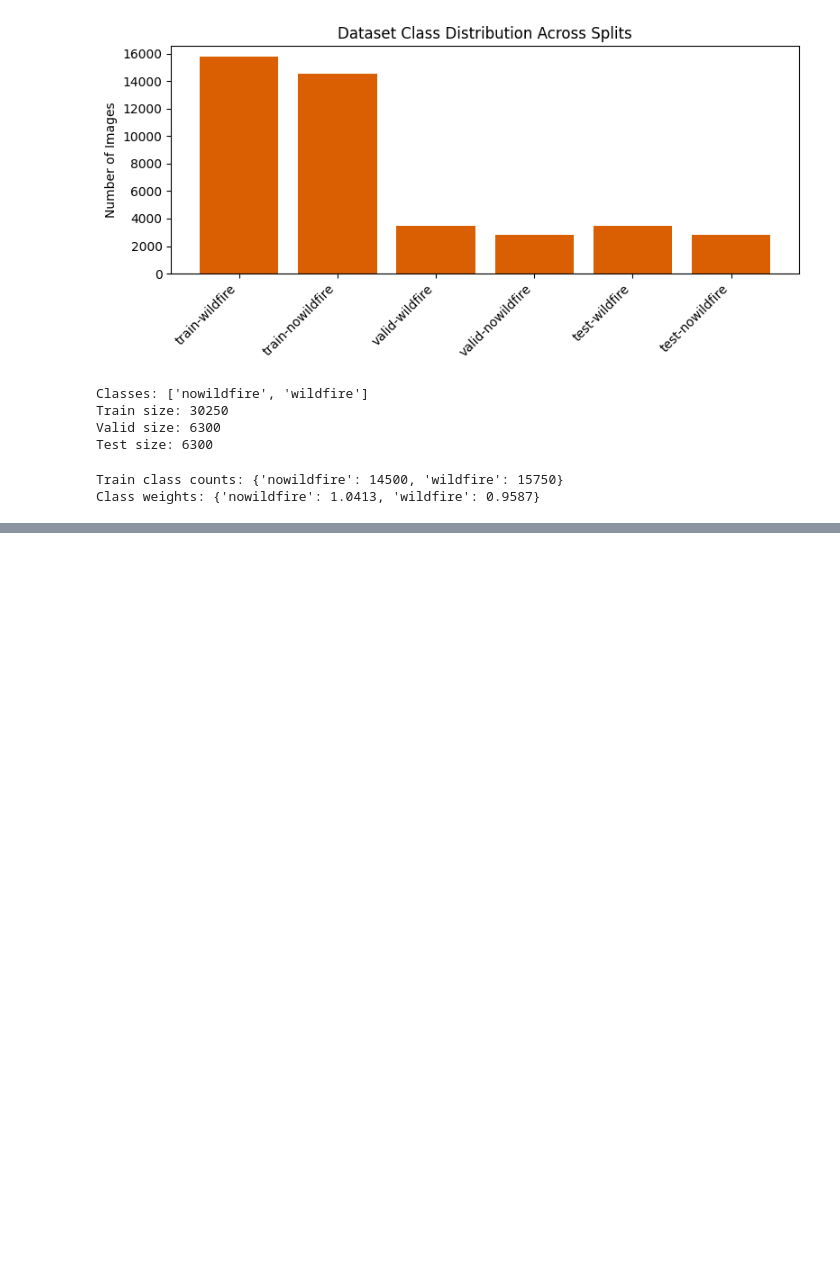
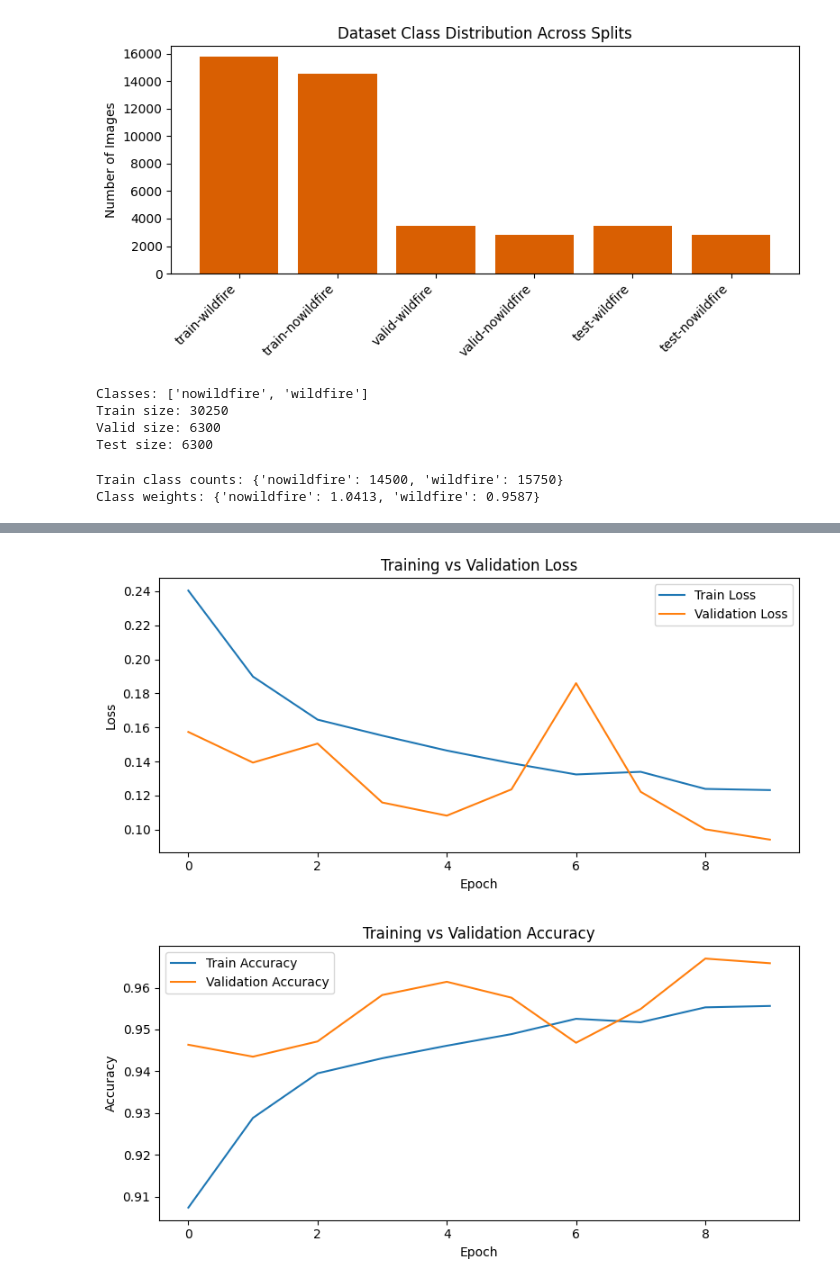
Before and after one commit to susmithach/wildfire-prediction, a Jupyter notebook: wildfire_protection.ipynb, the cells around one changed output, grey strips where cells are left out. Drawn from its saved outputs; the diff is of its cells as text; code cells hidden in the pictures; blank space fills up the shorter version.

Commit message:
model implementation using CNN

```diff
--- a/wildfire_protection.ipynb
+++ b/wildfire_protection.ipynb
@@ -176,0 +219,7 @@ Class weights: {'nowildfire': 1.0413, 'wildfire': 0.9587}
+# %%
+# 9. Define Loss, Optimizer, and Device
+device = torch.device("cuda" if torch.cuda.is_available() else "cpu")
+model = model.to(device)
+
+criterion = nn.CrossEntropyLoss(weight=class_weights_tensor.to(device))
+optimizer = torch.optim.Adam(model.parameters(), lr=0.001)
@@ -176,0 +289,26 @@ Class weights: {'nowildfire': 1.0413, 'wildfire': 0.9587}
+# %%
+#11. Plot Loss and Accuracy Curves
+plt.figure(figsize=(8,4))
+plt.plot(train_losses, label="Train Loss")
+plt.plot(val_losses, label="Validation Loss")
+plt.xlabel("Epoch")
+plt.ylabel("Loss")
+plt.title("Training vs Validation Loss")
+plt.legend()
+plt.tight_layout()
+plt.savefig("wildfire-prediction/results/loss_curve.png", dpi=300)
+plt.show()
+
+plt.figure(figsize=(8,4))
+plt.plot(train_accs, label="Train Accuracy")
+plt.plot(val_accs, label="Validation Accuracy")
+plt.xlabel("Epoch")
+plt.ylabel("Accuracy")
+plt.title("Training vs Validation Accuracy")
+plt.legend()
+plt.tight_layout()
+plt.savefig("wildfire-prediction/results/accuracy_curve.png", dpi=300)
+plt.show()
+# %% [output]
+[figure, added]
+[figure, added]
```
Also changed, not shown: parts of 5 cells of this notebook, 4 other files.
